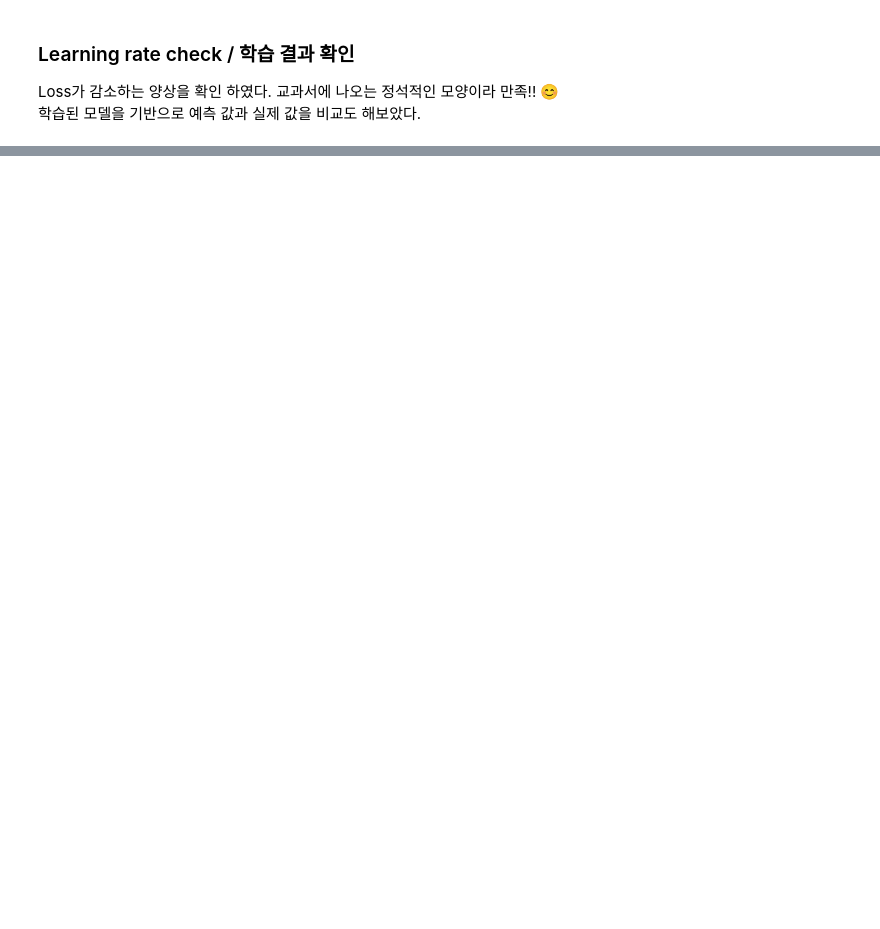
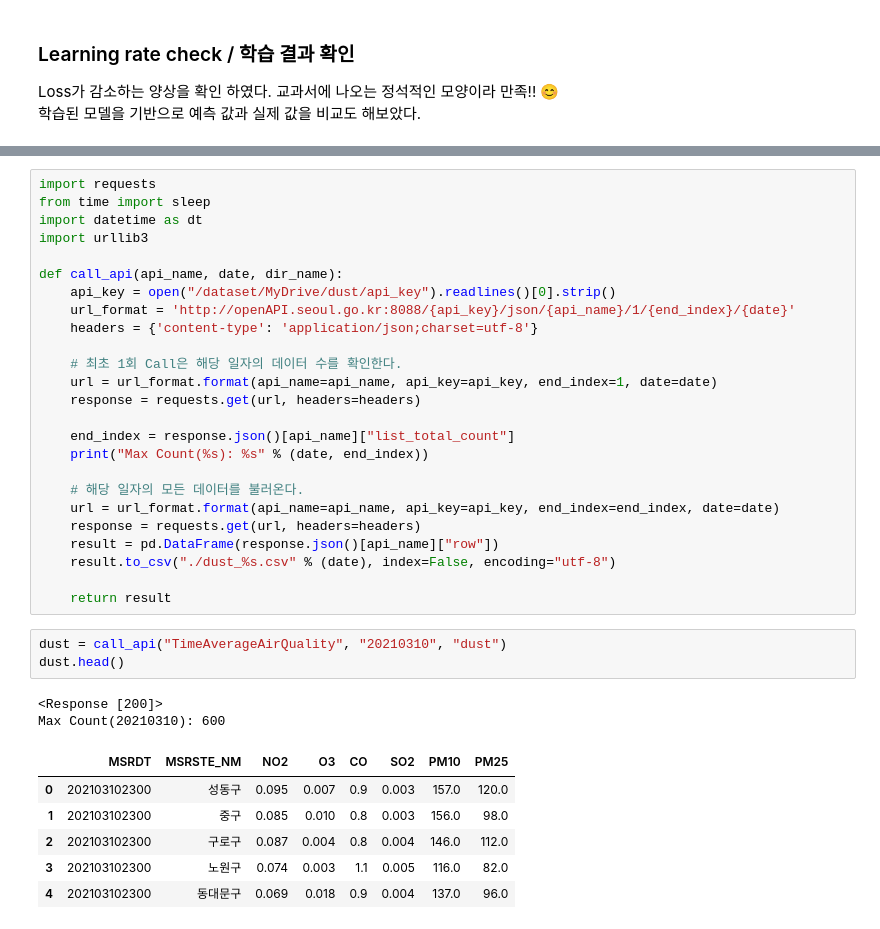
Before and after one commit to ssooni/data_mining_practice, a Jupyter notebook: dust_weather/dust_weather.ipynb, the cells around one changed output, grey strips where cells are left out. Saved outputs shown, nothing was run; the diff lists cells and outputs as text; blank space fills up the shorter version.

```diff
--- a/dust_weather/dust_weather.ipynb
+++ b/dust_weather/dust_weather.ipynb
@@ -405,0 +331,37 @@ files.download('./curve_2_model_3_batch.gif')
+# %%
+import requests
+from time import sleep
+import datetime as dt
+import urllib3
+
+def call_api(api_name, date, dir_name):
+    api_key = open("/dataset/MyDrive/dust/api_key").readlines()[0].strip()
+    url_format = 'http://openAPI.seoul.go.kr:8088/{api_key}/json/{api_name}/1/{end_index}/{date}'
+    headers = {'content-type': 'application/json;charset=utf-8'}
+
+    # 최초 1회 Call은 해당 일자의 데이터 수를 확인한다.
+    url = url_format.format(api_name=api_name, api_key=api_key, end_index=1, date=date)
+    response = requests.get(url, headers=headers)
+
+    end_index = response.json()[api_name]["list_total_count"]
+    print("Max Count(%s): %s" % (date, end_index))
+
+    # 해당 일자의 모든 데이터를 불러온다.
+    url = url_format.format(api_name=api_name, api_key=api_key, end_index=end_index, date=date)
+    response = requests.get(url, headers=headers)
+    result = pd.DataFrame(response.json()[api_name]["row"])
+    result.to_csv("./dust_%s.csv" % (date), index=False, encoding="utf-8")
+
+    return result
+# %%
+dust = call_api("TimeAverageAirQuality", "20210310", "dust")
+dust.head()
+# %% [output]
+<Response [200]>
+Max Count(20210310): 600
+|  | MSRDT | MSRSTE_NM | NO2 | O3 | CO | SO2 | PM10 | PM25 |
+| 0 | 202103102300 | 성동구 | 0.095 | 0.007 | 0.9 | 0.003 | 157.0 | 120.0 |
+| 1 | 202103102300 | 중구 | 0.085 | 0.010 | 0.8 | 0.003 | 156.0 | 98.0 |
+| 2 | 202103102300 | 구로구 | 0.087 | 0.004 | 0.8 | 0.004 | 146.0 | 112.0 |
+| 3 | 202103102300 | 노원구 | 0.074 | 0.003 | 1.1 | 0.005 | 116.0 | 82.0 |
+| 4 | 202103102300 | 동대문구 | 0.069 | 0.018 | 0.9 | 0.004 | 137.0 | 96.0 |
```
Also changed, not shown: parts of 27 cells of this notebook.
